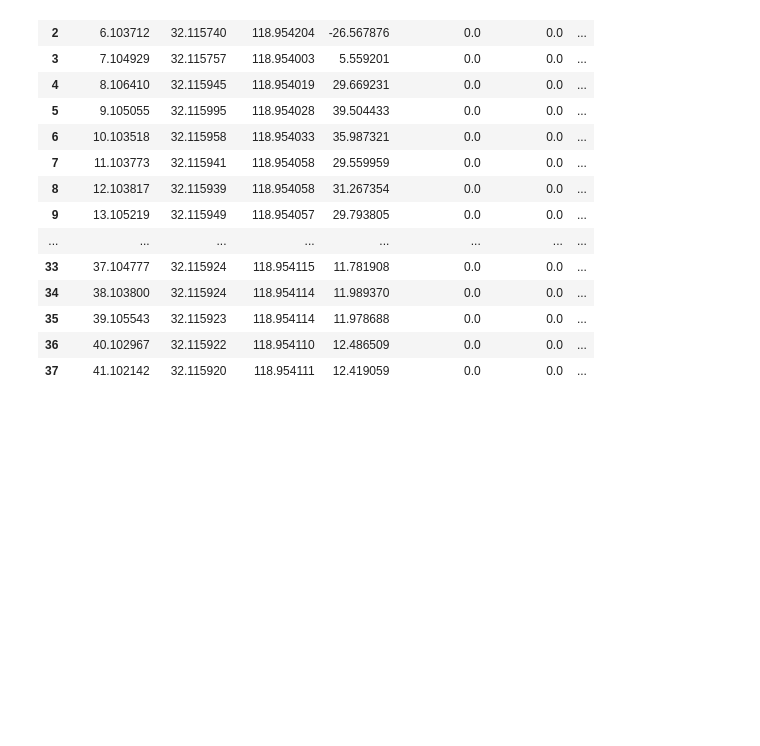
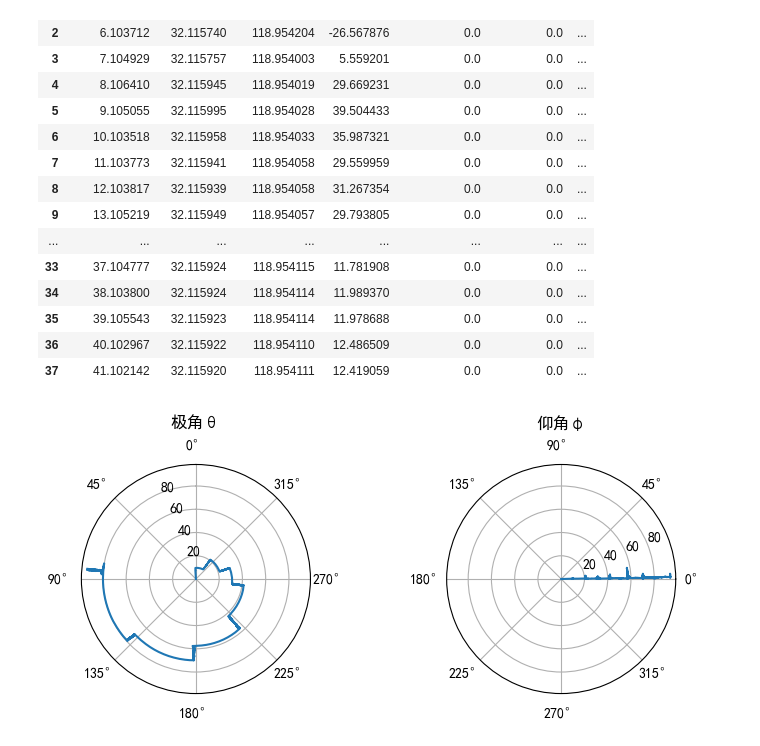
Before and after one commit to Googol2002/Pedestrian-Dead-Reckoning, a Jupyter notebook: PDR/Direction.ipynb, the cells around one changed output. Cells and saved outputs as stored; diff of their text form; code cells hidden in the pictures; blank space fills up the shorter version.

```diff
--- a/PDR/Direction.ipynb
+++ b/PDR/Direction.ipynb
@@ -120,0 +126,20 @@ locus0.y_frame
+# %%
+def show_measure_attitude(locus_name):
+    locus0 = dataset[locus_name]
+    # frame = locus0.frame.dropna()[[*locus.columns_info()["Magnetometer"], r"Direction (°)"]]
+    thetas, phis = measure_attitude(locus0)
+
+    fig, axs = plt.subplots(1, 2, subplot_kw={'projection': 'polar'}, figsize=(8, 6))
+    fig.tight_layout(pad=5)
+    axs[0].set_theta_zero_location("N")
+    axs[0].plot(thetas, locus0.frame["Time (s)"])
+    axs[0].set_title("极角θ", va='bottom')
+    axs[0].grid(True)
+
+    axs[1].plot(phis, locus0.frame["Time (s)"])
+    axs[1].set_title("仰角φ", va='bottom')
+    axs[1].grid(True)
+# %%
+show_measure_attitude("水平面(北东南西，加入扰动)")
+# %% [output]
+[figure, added]
```
Also changed, not shown: parts of 8 cells of this notebook, 7 other files.
